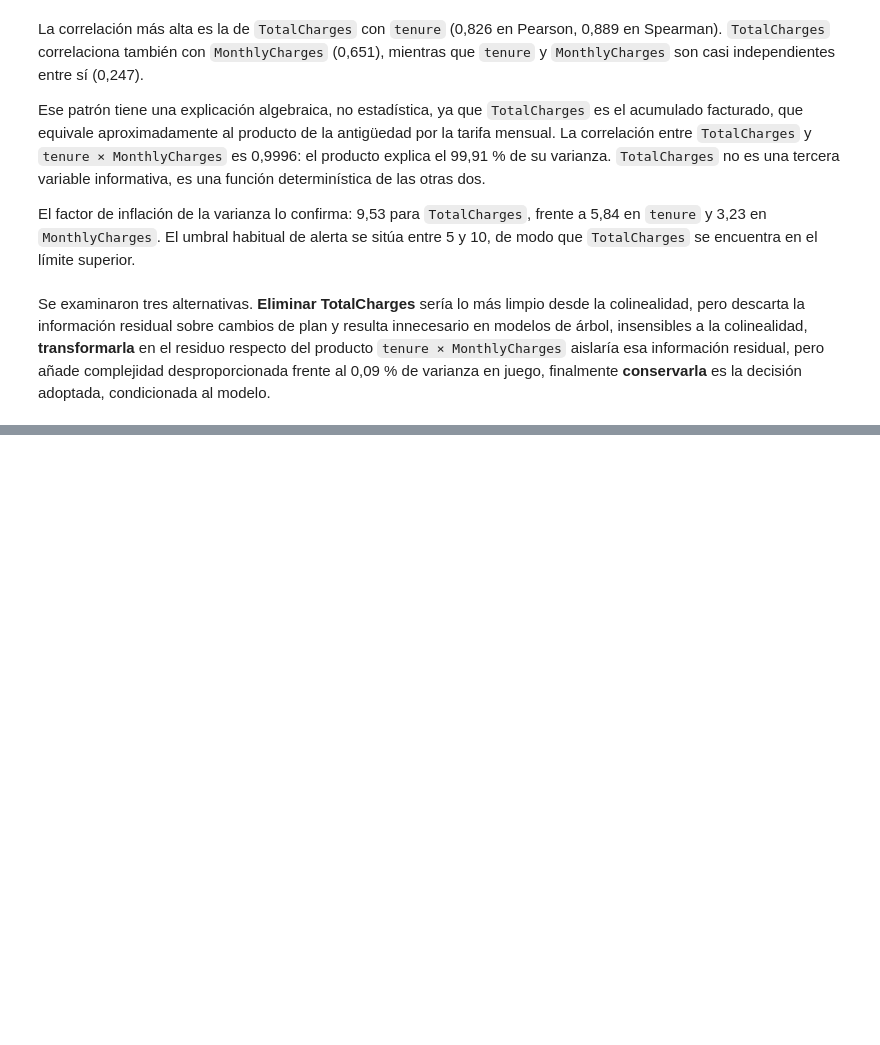
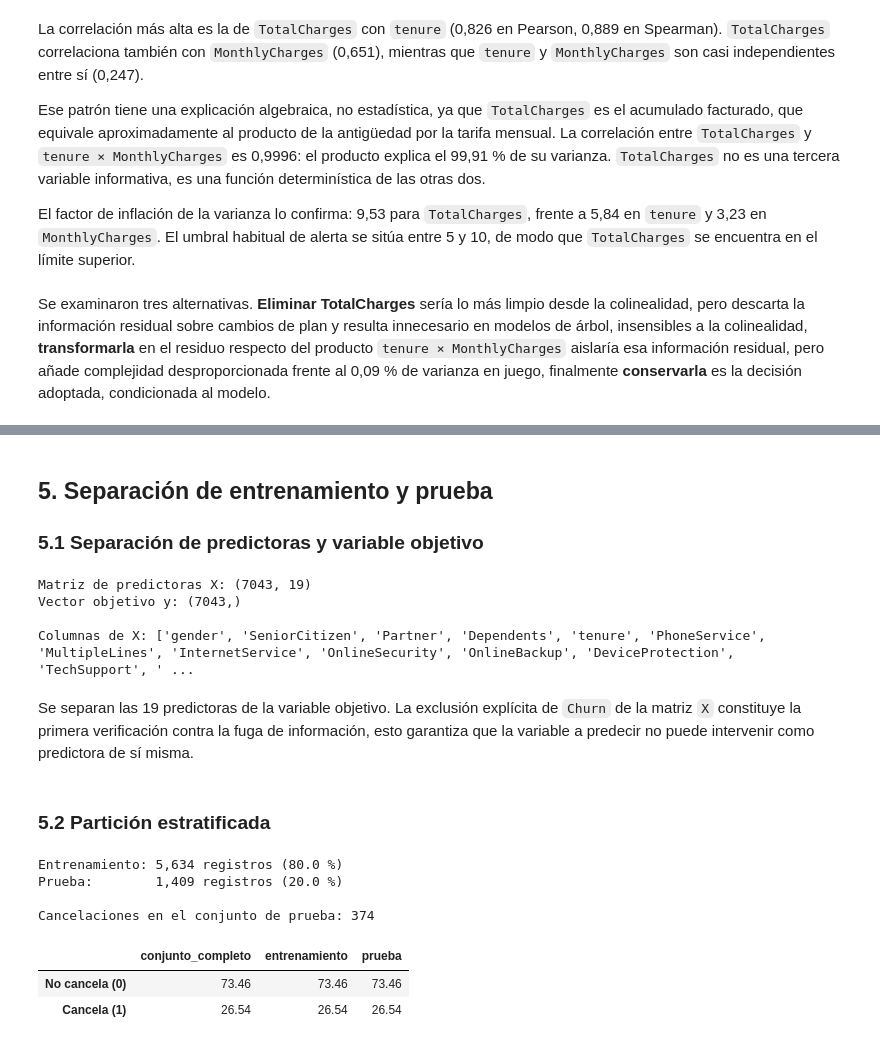
Before and after one commit to Jonathan2311-jp/proyecto-integrador-churn, a Jupyter notebook: fase-1/notebook.ipynb, the cells around one changed output, grey strips where cells are left out. Saved outputs shown, nothing was run; the diff lists cells and outputs as text; code cells hidden in the pictures; blank space fills up the shorter version.

```diff
--- a/fase-1/notebook.ipynb
+++ b/fase-1/notebook.ipynb
@@ -669,0 +693,53 @@ Variables categóricas: 16
+# %% [markdown]
+## 5. Separación de entrenamiento y prueba
+
+### 5.1 Separación de predictoras y variable objetivo
+# %%
+X = df_prep.drop(columns=["Churn"])
+y = df_prep["Churn"]
+
+print("Matriz de predictoras X:", X.shape)
+print("Vector objetivo y:", y.shape)
+print("\nColumnas de X:", list(X.columns))
+# %% [output]
+Matriz de predictoras X: (7043, 19)
+Vector objetivo y: (7043,)
+
+Columnas de X: ['gender', 'SeniorCitizen', 'Partner', 'Dependents', 'tenure', 'PhoneService', 'MultipleLines', 'InternetService', 'OnlineSecurity', 'OnlineBackup', 'DeviceProtection', 'TechSupport', ' ...
+# %% [markdown]
+Se separan las 19 predictoras de la variable objetivo. La exclusión
+explícita de `Churn` de la matriz `X` constituye la primera verificación
+contra la fuga de información, esto garantiza que la variable a predecir no
+puede intervenir como predictora de sí misma.
+# %% [markdown]
+### 5.2 Partición estratificada
+# %%
+from sklearn.model_selection import train_test_split
+
+X_train, X_test, y_train, y_test = train_test_split(
+    X, y,
+    test_size=0.20,
+    stratify=y,
+    random_state=RANDOM_STATE
+)
+
+print(f"Entrenamiento: {X_train.shape[0]:,} registros ({X_train.shape[0]/len(X)*100:.1f} %)")
+print(f"Prueba:        {X_test.shape[0]:,} registros ({X_test.shape[0]/len(X)*100:.1f} %)")
+print(f"\nCancelaciones en el conjunto de prueba: {y_test.sum()}")
+# %% [output]
+Entrenamiento: 5,634 registros (80.0 %)
+Prueba:        1,409 registros (20.0 %)
+
+Cancelaciones en el conjunto de prueba: 374
+# %%
+comparacion = pd.DataFrame({
+    "conjunto_completo": y.value_counts(normalize=True) * 100,
+    "entrenamiento": y_train.value_counts(normalize=True) * 100,
+    "prueba": y_test.value_counts(normalize=True) * 100
+}).round(2)
+comparacion.index = ["No cancela (0)", "Cancela (1)"]
+display(comparacion)
+# %% [output]
+|  | conjunto_completo | entrenamiento | prueba |
+| No cancela (0) | 73.46 | 73.46 | 73.46 |
+| Cancela (1) | 26.54 | 26.54 | 26.54 |
```
Also changed, not shown: parts of 33 cells of this notebook.
